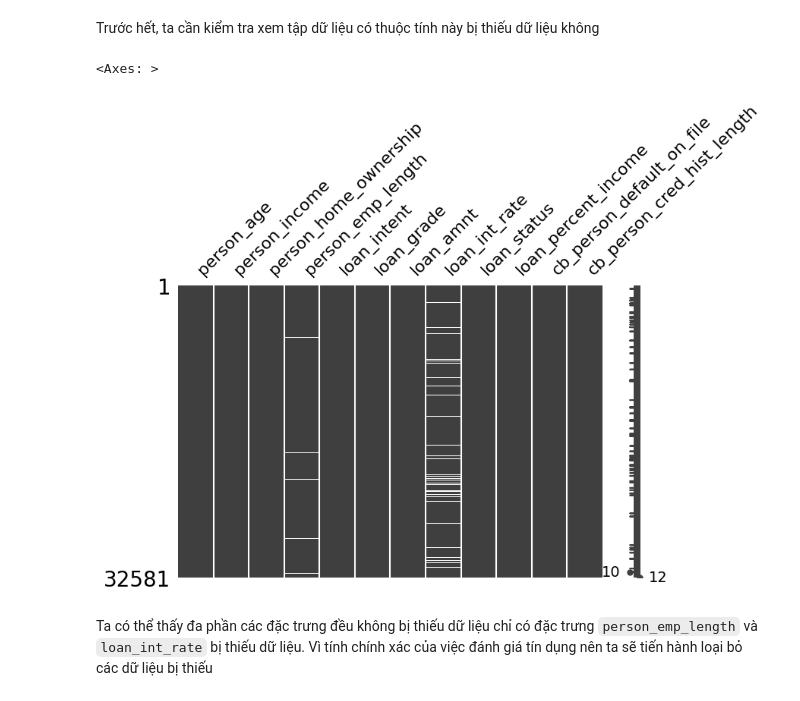
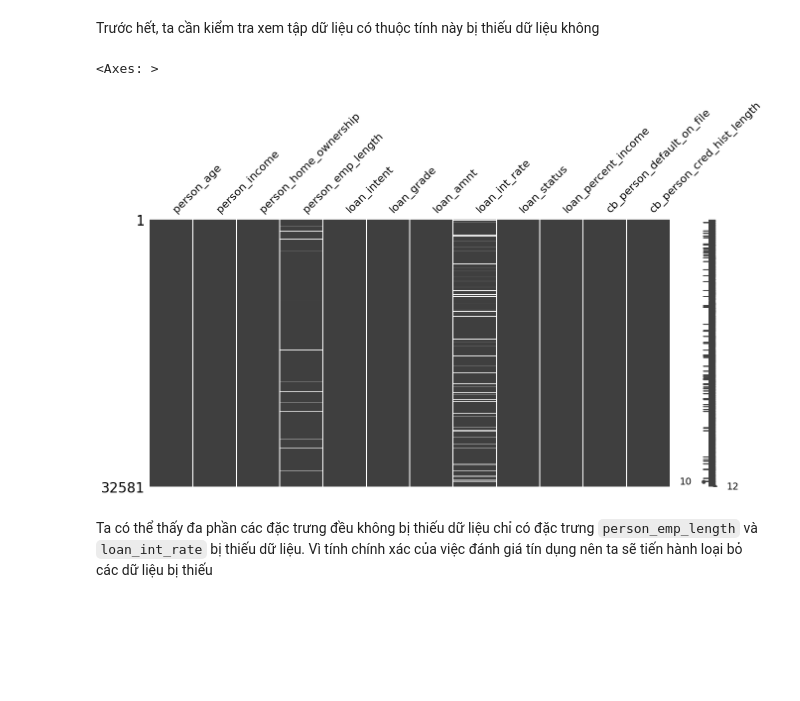
Before and after one commit to huynt119/Credit_Score_Prediction, a Jupyter notebook: main.ipynb, the cells around one changed output. Saved outputs shown, nothing was run; the diff lists cells and outputs as text; code cells hidden in the pictures; blank space fills up the shorter version.

Commit message:
chart

````diff
--- a/main.ipynb
+++ b/main.ipynb
@@ -59,10 +59,10 @@ df
 Trước hết, ta cần kiểm tra xem tập dữ liệu có thuộc tính này bị thiếu dữ liệu không
 # %%
 import missingno as msno
-msno.matrix(df, figsize = (8,5))
+msno.matrix(df, figsize = (15,7))
 # %% [output]
 <Axes: >
-[figure, old version]
+[figure, new version]
 # %% [markdown]
 Ta có thể thấy đa phần các đặc trưng đều không bị thiếu dữ liệu chỉ có đặc trưng ```person_emp_length``` và ```loan_int_rate``` bị thiếu dữ liệu. Vì tính chính xác của việc đánh giá tín dụng nên ta sẽ tiến hành loại bỏ các dữ liệu bị thiếu
 # %%
````
Also changed, not shown: parts of 21 cells of this notebook.
